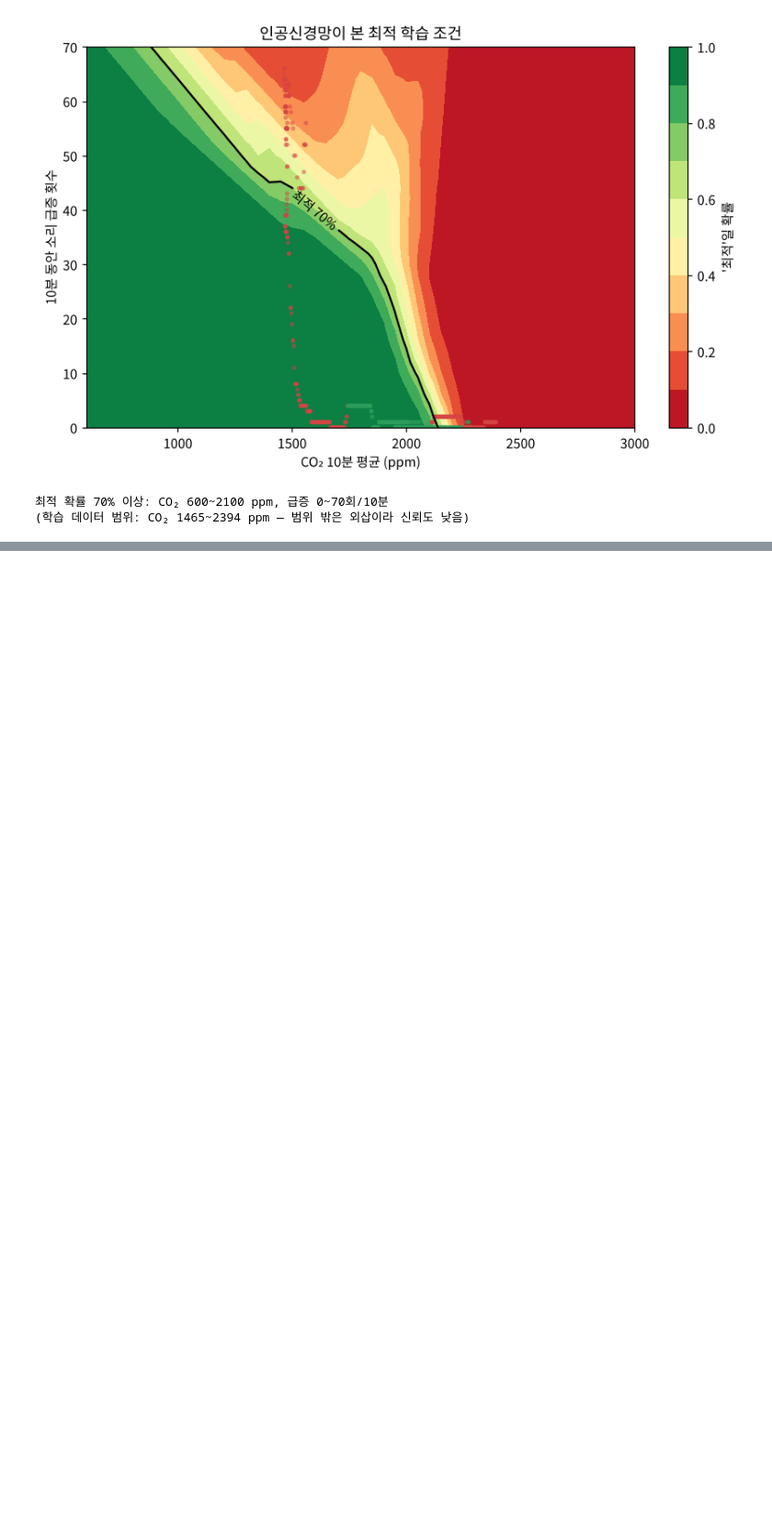
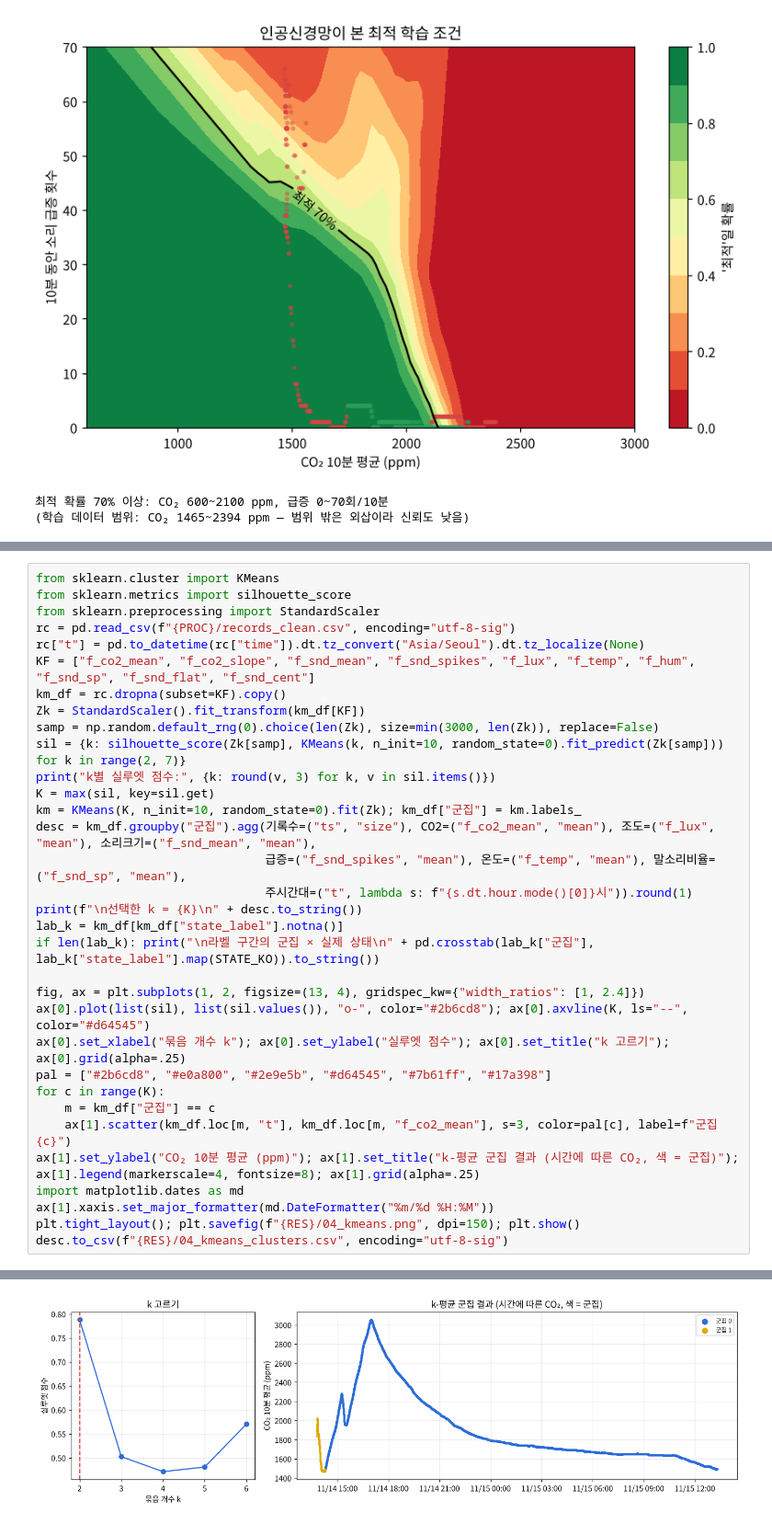
Before and after one commit to kimhojun0114/classroom-env, a Jupyter notebook: analysis/04_optimal_conditions.ipynb, the cells around one changed output, grey strips where cells are left out. Shown at 92% size. Drawn from its saved outputs; the diff is of its cells as text; blank space fills up the shorter version.

```diff
--- a/analysis/04_optimal_conditions.ipynb
+++ b/analysis/04_optimal_conditions.ipynb
@@ -108,0 +113,34 @@ except FileNotFoundError:
+# %%
+from sklearn.cluster import KMeans
+from sklearn.metrics import silhouette_score
+from sklearn.preprocessing import StandardScaler
+rc = pd.read_csv(f"{PROC}/records_clean.csv", encoding="utf-8-sig")
+rc["t"] = pd.to_datetime(rc["time"]).dt.tz_convert("Asia/Seoul").dt.tz_localize(None)
+KF = ["f_co2_mean", "f_co2_slope", "f_snd_mean", "f_snd_spikes", "f_lux", "f_temp", "f_hum", "f_snd_sp", "f_snd_flat", "f_snd_cent"]
+km_df = rc.dropna(subset=KF).copy()
+Zk = StandardScaler().fit_transform(km_df[KF])
+samp = np.random.default_rng(0).choice(len(Zk), size=min(3000, len(Zk)), replace=False)
+sil = {k: silhouette_score(Zk[samp], KMeans(k, n_init=10, random_state=0).fit_predict(Zk[samp])) for k in range(2, 7)}
+print("k별 실루엣 점수:", {k: round(v, 3) for k, v in sil.items()})
+K = max(sil, key=sil.get)
+km = KMeans(K, n_init=10, random_state=0).fit(Zk); km_df["군집"] = km.labels_
+desc = km_df.groupby("군집").agg(기록수=("ts", "size"), CO2=("f_co2_mean", "mean"), 조도=("f_lux", "mean"), 소리크기=("f_snd_mean", "mean"),
+                                급증=("f_snd_spikes", "mean"), 온도=("f_temp", "mean"), 말소리비율=("f_snd_sp", "mean"),
+                                주시간대=("t", lambda s: f"{s.dt.hour.mode()[0]}시")).round(1)
+print(f"\n선택한 k = {K}\n" + desc.to_string())
+lab_k = km_df[km_df["state_label"].notna()]
+if len(lab_k): print("\n라벨 구간의 군집 × 실제 상태\n" + pd.crosstab(lab_k["군집"], lab_k["state_label"].map(STATE_KO)).to_string())
+
+fig, ax = plt.subplots(1, 2, figsize=(13, 4), gridspec_kw={"width_ratios": [1, 2.4]})
+ax[0].plot(list(sil), list(sil.values()), "o-", color="#2b6cd8"); ax[0].axvline(K, ls="--", color="#d64545")
+ax[0].set_xlabel("묶음 개수 k"); ax[0].set_ylabel("실루엣 점수"); ax[0].set_title("k 고르기"); ax[0].grid(alpha=.25)
+pal = ["#2b6cd8", "#e0a800", "#2e9e5b", "#d64545", "#7b61ff", "#17a398"]
+for c in range(K):
+    m = km_df["군집"] == c
+    ax[1].scatter(km_df.loc[m, "t"], km_df.loc[m, "f_co2_mean"], s=3, color=pal[c], label=f"군집 {c}")
+ax[1].set_ylabel("CO₂ 10분 평균 (ppm)"); ax[1].set_title("k-평균 군집 결과 (시간에 따른 CO₂, 색 = 군집)"); ax[1].legend(markerscale=4, fontsize=8); ax[1].grid(alpha=.25)
+import matplotlib.dates as md
+ax[1].xaxis.set_major_formatter(md.DateFormatter("%m/%d %H:%M"))
+plt.tight_layout(); plt.savefig(f"{RES}/04_kmeans.png", dpi=150); plt.show()
+desc.to_csv(f"{RES}/04_kmeans_clusters.csv", encoding="utf-8-sig")
+# %% [output]
@@ -108,0 +160 @@ except FileNotFoundError:
+[figure, added]
```
Also changed, not shown: parts of 2 cells of this notebook, 14 other files.
